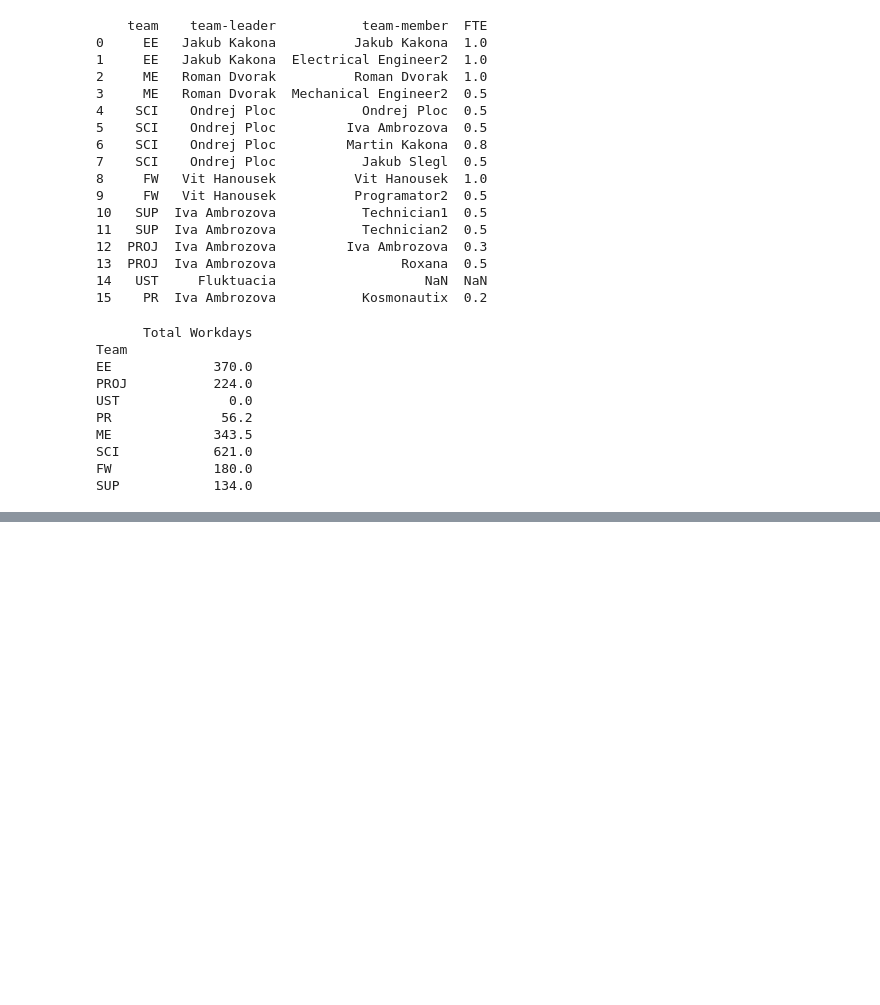
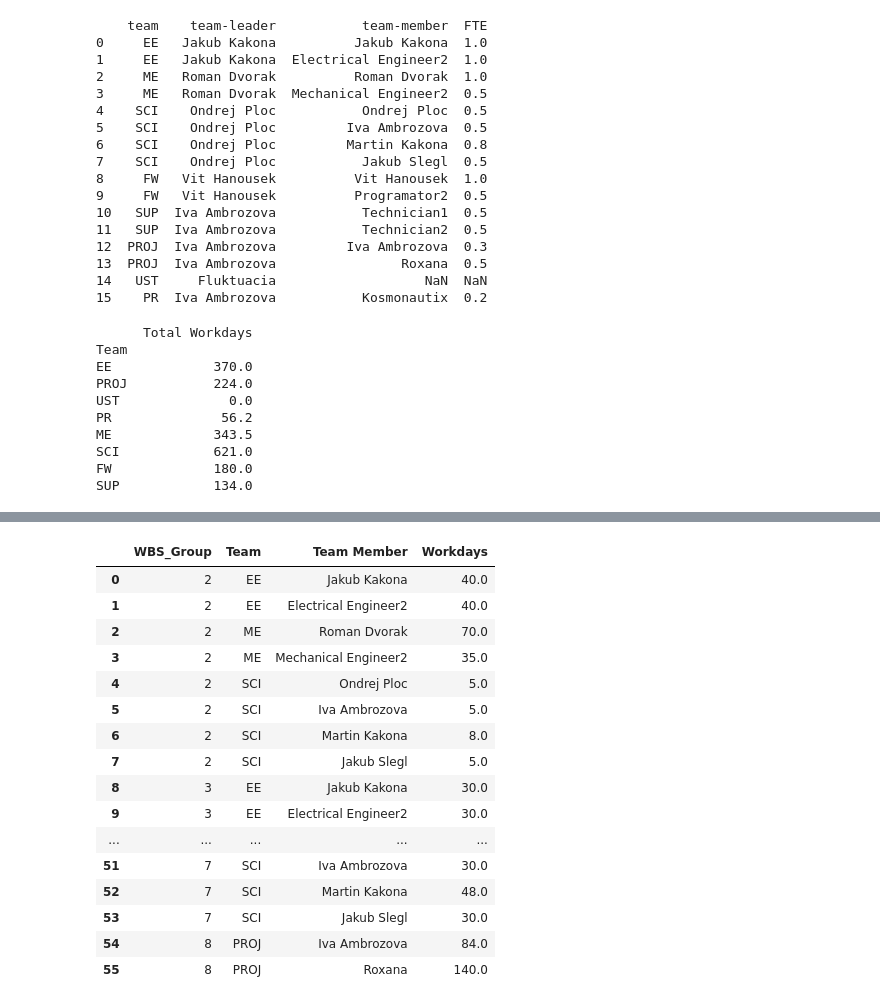
Before and after one commit to ODZ-UJF-AV-CR/planner, a Jupyter notebook: planner.ipynb, the cells around one changed output, grey strips where cells are left out. Saved outputs shown, nothing was run; the diff lists cells and outputs as text; code cells hidden in the pictures; blank space fills up the shorter version.

Commit message:
workdays per memeber calculation

```diff
--- a/planner.ipynb
+++ b/planner.ipynb
@@ -346,2 +300,51 @@ workdays_per_member_df
+# %%
+# Initialize a list to store results
+workdays_per_member = []
+
+# Iterate over each WBS_Group
+for wbs_group, row in grouped_allocations.iterrows():
+    # Iterate over each team
+    for team_name, total_workdays in row.items():
+        if total_workdays > 0:  # Check if there are workdays assigned
+            # Get the members of the current team
+            team_members = team[team["team"] == team_name]
+            for _, member in team_members.iterrows():
+                # Calculate workdays for each member
+                member_workdays = total_workdays * member["FTE"]
+                workdays_per_member.append({
+                    "WBS_Group": wbs_group,
+                    "Team": team_name,
+                    "Team Member": member["team-member"],
+                    "Workdays": member_workdays
+                })
+
+# Convert to DataFrame
+workdays_per_member_df = pd.DataFrame(workdays_per_member)
+
+# Display specific results for Jakub Kakona in WBS_Group 2
+jakub_kakona_results = workdays_per_member_df[
+    (workdays_per_member_df["Team Member"] == "Jakub Kakona") &
+    (workdays_per_member_df["WBS_Group"] == "2")
+]
+
+workdays_per_member_df
+# %% [output]
+|  | WBS_Group | Team | Team Member | Workdays |
+| 0 | 2 | EE | Jakub Kakona | 40.0 |
+| 1 | 2 | EE | Electrical Engineer2 | 40.0 |
+| 2 | 2 | ME | Roman Dvorak | 70.0 |
+| 3 | 2 | ME | Mechanical Engineer2 | 35.0 |
+| 4 | 2 | SCI | Ondrej Ploc | 5.0 |
+| 5 | 2 | SCI | Iva Ambrozova | 5.0 |
+| 6 | 2 | SCI | Martin Kakona | 8.0 |
+| 7 | 2 | SCI | Jakub Slegl | 5.0 |
+| 8 | 3 | EE | Jakub Kakona | 30.0 |
+| 9 | 3 | EE | Electrical Engineer2 | 30.0 |
+| ... | ... | ... | ... | ... |
+| 51 | 7 | SCI | Iva Ambrozova | 30.0 |
+| 52 | 7 | SCI | Martin Kakona | 48.0 |
+| 53 | 7 | SCI | Jakub Slegl | 30.0 |
+| 54 | 8 | PROJ | Iva Ambrozova | 84.0 |
+| 55 | 8 | PROJ | Roxana | 140.0 |
 # %%
 workdays_per_member_df.to_csv('workdays.csv')
```
Also changed, not shown: parts of 2 cells of this notebook.
